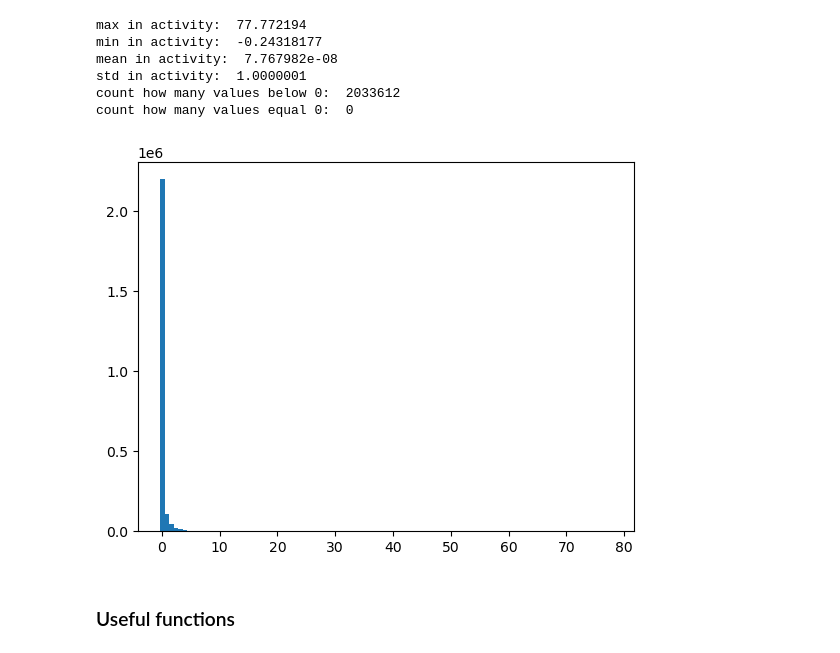
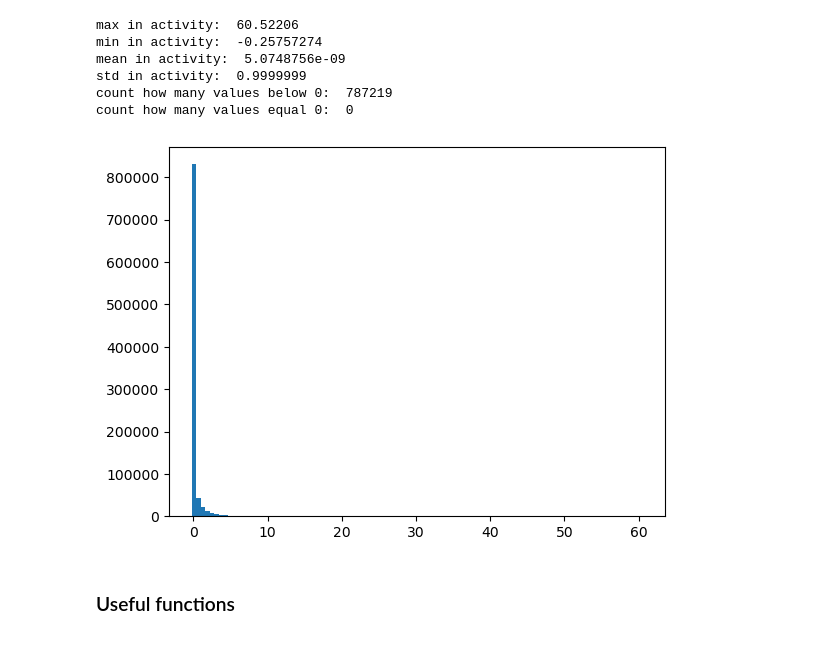
Before and after one commit to wuweizhang0723/func2graph, a Jupyter notebook: notebook/check_data/mouse_data.ipynb, the cells around one changed output. Cells and saved outputs as stored; diff of their text form; code cells hidden in the pictures.

Commit message:
rewrite code for weight matrix evaluation for multisession mouse data

```diff
--- a/notebook/check_data/mouse_data.ipynb
+++ b/notebook/check_data/mouse_data.ipynb
@@ -15,18 +13,0 @@ from func2graph import data, baselines
-# %%
-directory = '../../data/Mouse/Bugeon/'
-date_exp = 'SB025/2019-10-07/'
-input_setting = 'Blank/01/'
-
-normalization = "session"    #####################################
-
-activity, neuron_ttypes, connectivity = data.mouse_data_simulator(directory, date_exp, input_setting, normalization)
-
-print('activity shape: ', activity.shape)
-print('neuron_ttypes shape: ', len(neuron_ttypes))
-print('connectivity shape: ', connectivity.shape)
-
-# plot activity
-for i in range(10):
-    plt.subplot(10, 1, i+1)
-    plt.plot(activity[i,:][:200])
-plt.show()
@@ -38,23 +91,25 @@ connectivity shape:  (460, 460)
 # %%
+activity = all_sessions_acitvity[1]
+
 print('max in activity: ', np.max(activity))
 print('min in activity: ', np.min(activity))
 print('mean in activity: ', np.mean(activity))
 print('std in activity: ', np.std(activity))
 
 print('count how many values below 0: ', np.sum(activity<0))
 print('count how many values equal 0: ', np.sum(activity==0))
 
 # plot distribution of activity
 plt.hist(activity.flatten(), bins=100)
 plt.show()
 # %% [output]
-max in activity:  77.772194
-min in activity:  -0.24318177
-mean in activity:  7.767982e-08
-std in activity:  1.0000001
-count how many values below 0:  2033612
+max in activity:  60.52206
+min in activity:  -0.25757274
+mean in activity:  5.0748756e-09
+std in activity:  0.9999999
+count how many values below 0:  787219
 count how many values equal 0:  0
-[figure, old version]
+[figure, new version]
 # %% [markdown]
 ### Useful functions
 # %%
```
Also changed, not shown: parts of 9 cells of this notebook, 2 other files.
